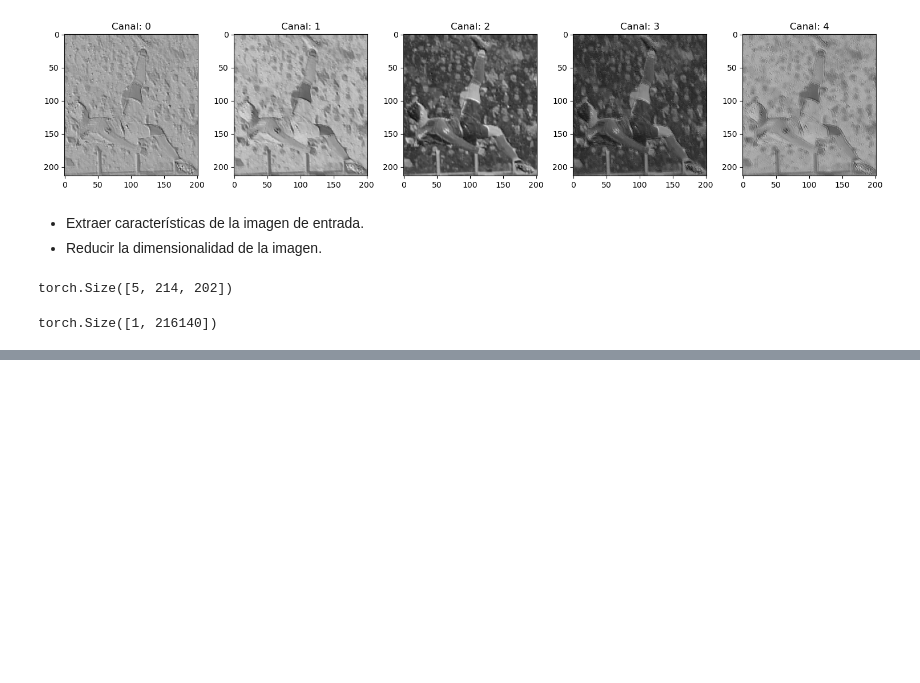
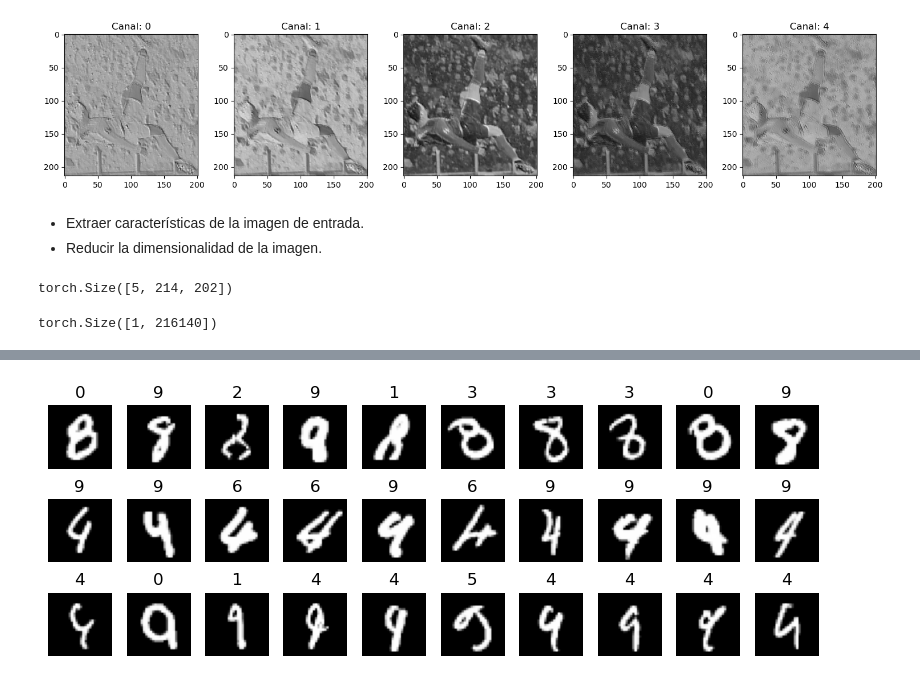
Before and after one commit to luisllanca/torch-tutorial, a Jupyter notebook: img-tutorial.ipynb, the cells around one changed output, grey strips where cells are left out. Saved outputs shown, nothing was run; the diff lists cells and outputs as text; code cells hidden in the pictures; blank space fills up the shorter version.

```diff
--- a/img-tutorial.ipynb
+++ b/img-tutorial.ipynb
@@ -124,7 +124,8 @@ Un kernel es una matriz de números que se utiliza para realizar la convolución
 # %%
 import torchvision.transforms as transforms
 
-transform = transforms.Compose([transforms.ToTensor()])
+transform = transforms.Compose([transforms.ToTensor(),
+                                transforms.ToGrayScale()])
 img_tensor = transform(cr7)
 print(img_tensor.shape)
 # %% [output]
@@ -229,0 +393,12 @@ class CNN(nn.Module):
+# %%
+fig, ax = plt.subplots(3, 10, figsize=(8, 3), tight_layout=True)
+
+for k, digit in enumerate([8, 4, 9]):
+    idx = np.where((test_targets == digit) & ~(prediction_test == digit))[0]
+    for i in range(10):
+        ax[k, i].axis('off')
+        if i < len(idx):
+            ax[k, i].set_title(prediction_test[idx[i]])
+            ax[k, i].imshow(mnist_test_data[idx[i]][0].numpy()[0, :, :], cmap=plt.cm.Greys_r)
+# %% [output]
+[figure, added]
```
Also changed, not shown: parts of 12 cells of this notebook.
